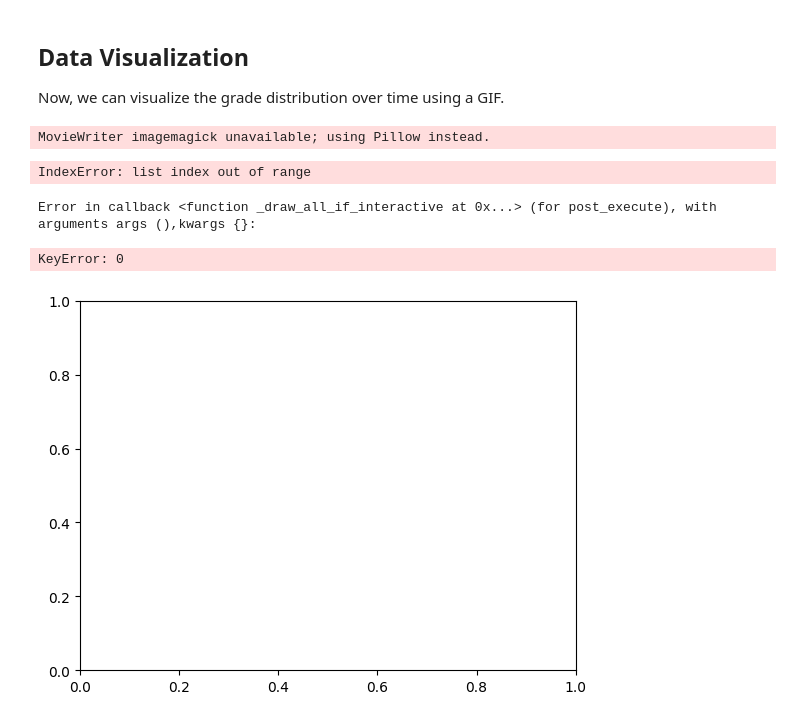
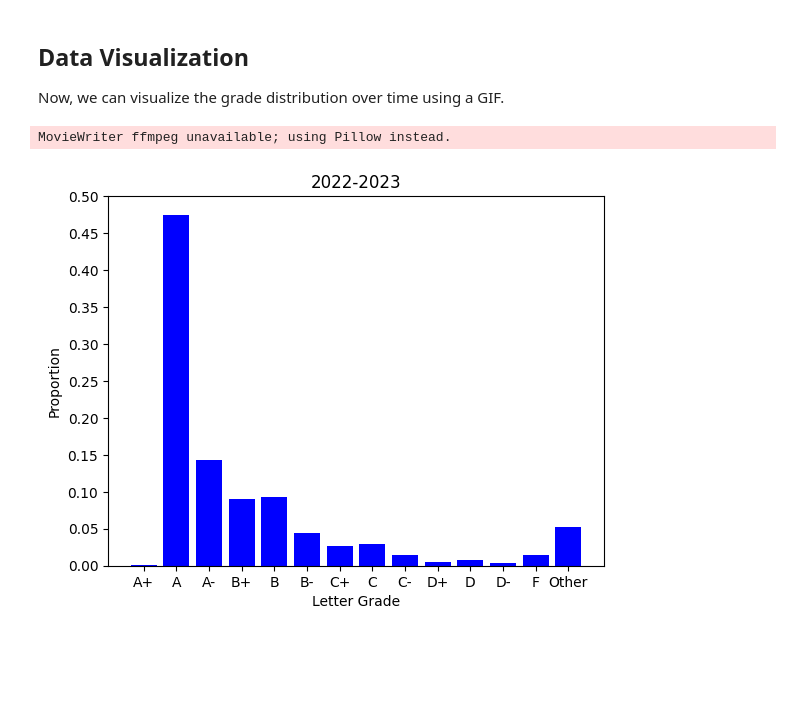
Before and after one commit to IanC04/Grade_Analysis, a Jupyter notebook: Grade Inflation.ipynb, the cells around one changed output. Cells and saved outputs as stored; diff of their text form; code cells hidden in the pictures; blank space fills up the shorter version.

Commit message:
Fix GIF and add functionality

```diff
--- a/Grade Inflation.ipynb
+++ b/Grade Inflation.ipynb
@@ -43,2 +54,7 @@ by_dept = data.groupby(['Department/Program', 'Letter Grade'])['Count of letter
+# %%
+by_year_prop = by_year.groupby('Year').apply(lambda x: x / x.sum())
+by_year_prop.reset_index(level=1, drop=True, inplace=True)
+by_dept_prop = by_dept.groupby('Department/Program').apply(lambda x: x / x.sum())
+by_dept_prop.reset_index(level=1, drop=True, inplace=True)
 # %% [markdown]
 ## Data Analysis
@@ -58,34 +85,36 @@ plt.show()
 ## Data Visualization
 Now, we can visualize the grade distribution over time using a GIF.
 # %%
-# Function to update the plot for each frame
-# TODO Fix
-dataframes = data.groupby('Year').apply(
-    lambda x: x['Letter Grade'].value_counts(normalize=True)).unstack().fillna(0)
+dataframes = by_year_prop.copy().reset_index()
+max = dataframes['Count of letter grade'].max()
+max = round(max + 0.05, ndigits=1)
 
 
+# Function to update the plot for each frame
 def update(frame):
-    plt.cla()
-    df = dataframes[frame]
-    plt.bar(df['Grades'], df['Proportion'])
-    plt.title(f'Year {frame + 1}')
-    plt.xlabel('Grades')
+    ax.cla()
+    ax.set_ylim(0, max)
+    # Avoid no top tick mark so add 0.01
+    ax.set_yticks(np.arange(0, max + 0.01, 0.05))
+    filt_year = dataframes[dataframes['Year'] == frame]
+    sorted_filt = filt_year.iloc[filt_year['Letter Grade'].map(mapping).argsort()]
+    plt.bar(sorted_filt['Letter Grade'], sorted_filt['Count of letter grade'], color='blue')
+    plt.title(f'{frame}')
+    plt.xlabel('Letter Grade')
     plt.ylabel('Proportion')
 
 
 # Create the figure and axis
 fig, ax = plt.subplots()
 
 # Create the animation
-ani = FuncAnimation(fig, update, frames=len(dataframes), interval=1000, repeat=False)
+ani = FuncAnimation(fig, update, frames=dataframes['Year'].unique(), interval=500,
+                    repeat=True, repeat_delay=2_000)
 
 # Save the animation as a GIF
-ani.save('Visualizations/grades_animation.gif', writer='imagemagick')
+ani.save('Visualizations/grades_through_time.gif')
 
 plt.show()
 # %% [output]
-MovieWriter imagemagick unavailable; using Pillow instead.
+MovieWriter ffmpeg unavailable; using Pillow instead.
-IndexError: list index out of range
-Error in callback <function _draw_all_if_interactive at 0x...> (for post_execute), with arguments args (),kwargs {}:
-KeyError: 0
-[figure, old version]
+[figure, new version]
```
Also changed, not shown: parts of 5 cells of this notebook, 5 other files.
